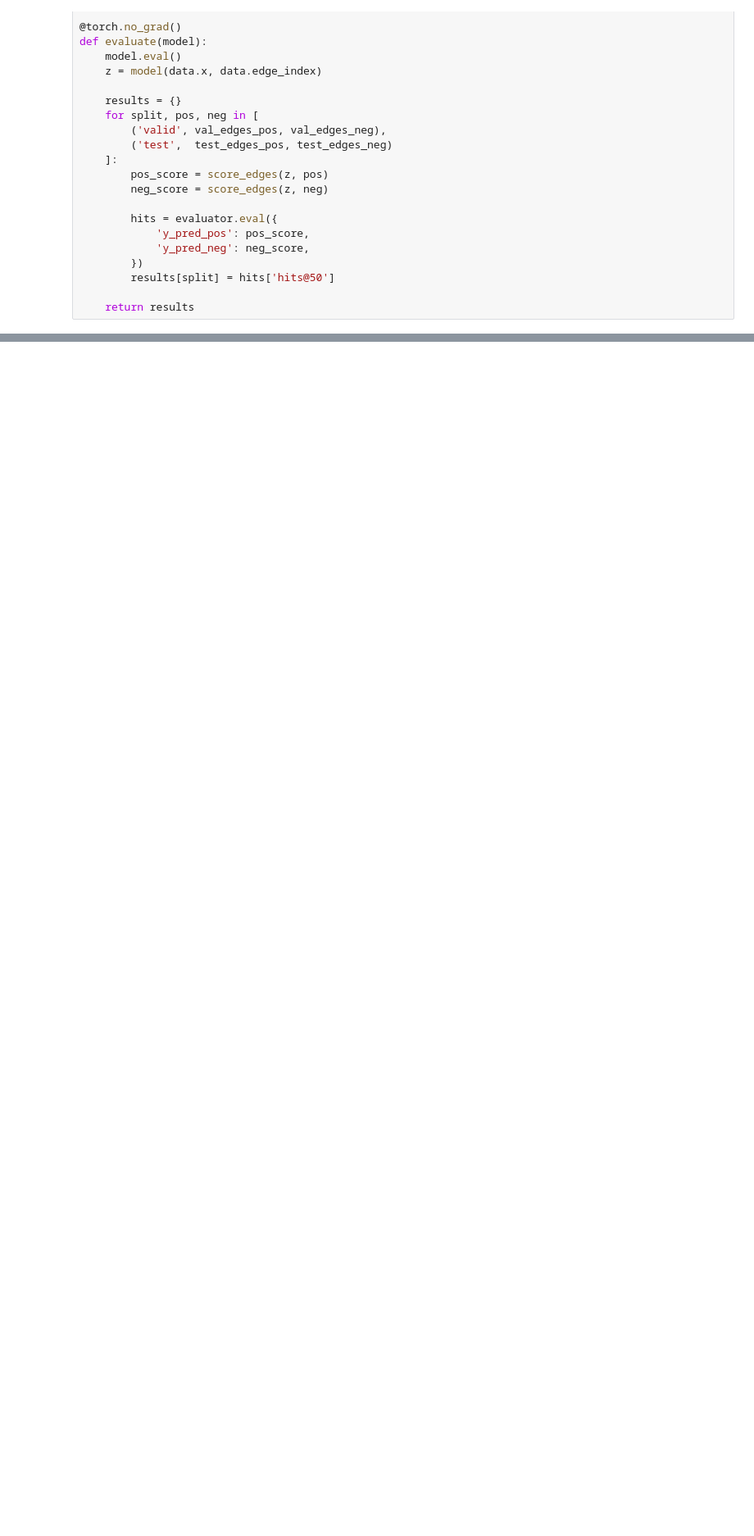
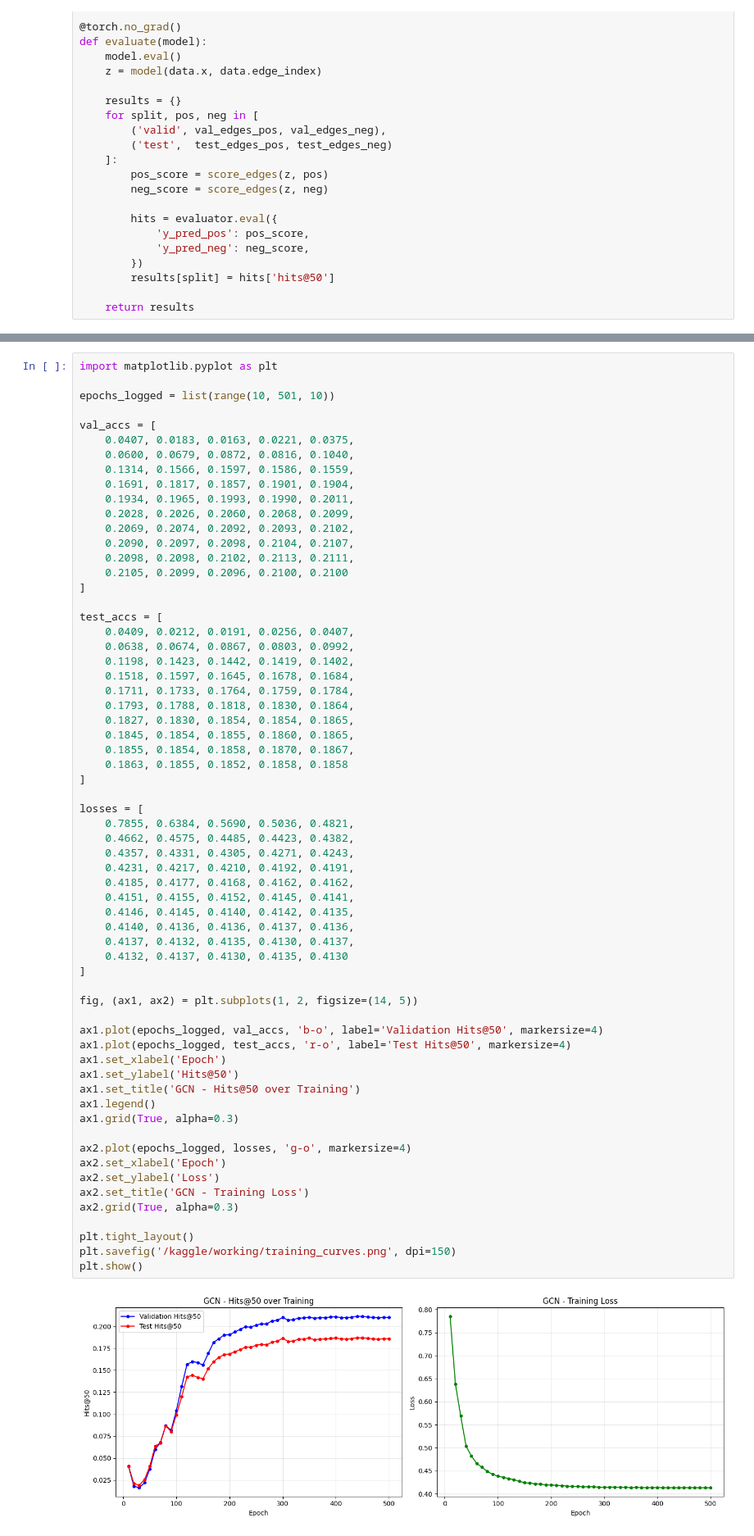
Before and after one commit to zinebzekh/INF8225_Equipe19, a Jupyter notebook: GCN/Link_Property_Prediction/link_property_prediction_GCN.ipynb, the cells around one changed output, grey strips where cells are left out. Shown at 82% size. Drawn from its saved outputs; the diff is of its cells as text; blank space fills up the shorter version.

```diff
--- a/GCN/Link_Property_Prediction/link_property_prediction_GCN.ipynb
+++ b/GCN/Link_Property_Prediction/link_property_prediction_GCN.ipynb
@@ -176,0 +231,65 @@ print(f"Best Test Hits@50: {best_test:.4f}")
+# %%
+import matplotlib.pyplot as plt
+
+epochs_logged = list(range(10, 501, 10))
+
+val_accs = [
+    0.0407, 0.0183, 0.0163, 0.0221, 0.0375,
+    0.0600, 0.0679, 0.0872, 0.0816, 0.1040,
+    0.1314, 0.1566, 0.1597, 0.1586, 0.1559,
+    0.1691, 0.1817, 0.1857, 0.1901, 0.1904,
+    0.1934, 0.1965, 0.1993, 0.1990, 0.2011,
+    0.2028, 0.2026, 0.2060, 0.2068, 0.2099,
+    0.2069, 0.2074, 0.2092, 0.2093, 0.2102,
+    0.2090, 0.2097, 0.2098, 0.2104, 0.2107,
+    0.2098, 0.2098, 0.2102, 0.2113, 0.2111,
+    0.2105, 0.2099, 0.2096, 0.2100, 0.2100
+]
+
+test_accs = [
+    0.0409, 0.0212, 0.0191, 0.0256, 0.0407,
+    0.0638, 0.0674, 0.0867, 0.0803, 0.0992,
+    0.1198, 0.1423, 0.1442, 0.1419, 0.1402,
+    0.1518, 0.1597, 0.1645, 0.1678, 0.1684,
+    0.1711, 0.1733, 0.1764, 0.1759, 0.1784,
+    0.1793, 0.1788, 0.1818, 0.1830, 0.1864,
+    0.1827, 0.1830, 0.1854, 0.1854, 0.1865,
+    0.1845, 0.1854, 0.1855, 0.1860, 0.1865,
+    0.1855, 0.1854, 0.1858, 0.1870, 0.1867,
+    0.1863, 0.1855, 0.1852, 0.1858, 0.1858
+]
+
+losses = [
+    0.7855, 0.6384, 0.5690, 0.5036, 0.4821,
+    0.4662, 0.4575, 0.4485, 0.4423, 0.4382,
+    0.4357, 0.4331, 0.4305, 0.4271, 0.4243,
+    0.4231, 0.4217, 0.4210, 0.4192, 0.4191,
+    0.4185, 0.4177, 0.4168, 0.4162, 0.4162,
+    0.4151, 0.4155, 0.4152, 0.4145, 0.4141,
+    0.4146, 0.4145, 0.4140, 0.4142, 0.4135,
+    0.4140, 0.4136, 0.4136, 0.4137, 0.4136,
+    0.4137, 0.4132, 0.4135, 0.4130, 0.4137,
+    0.4132, 0.4137, 0.4130, 0.4135, 0.4130
+]
+
+fig, (ax1, ax2) = plt.subplots(1, 2, figsize=(14, 5))
+
+ax1.plot(epochs_logged, val_accs, 'b-o', label='Validation Hits@50', markersize=4)
+ax1.plot(epochs_logged, test_accs, 'r-o', label='Test Hits@50', markersize=4)
+ax1.set_xlabel('Epoch')
+ax1.set_ylabel('Hits@50')
+ax1.set_title('GCN - Hits@50 over Training')
+ax1.legend()
+ax1.grid(True, alpha=0.3)
+
+ax2.plot(epochs_logged, losses, 'g-o', markersize=4)
+ax2.set_xlabel('Epoch')
+ax2.set_ylabel('Loss')
+ax2.set_title('GCN - Training Loss')
+ax2.grid(True, alpha=0.3)
+
+plt.tight_layout()
+plt.savefig('/kaggle/working/training_curves.png', dpi=150)
+plt.show()
+# %% [output]
+[figure, added]
```
Also changed, not shown: parts of 8 cells of this notebook, 9 other files.
